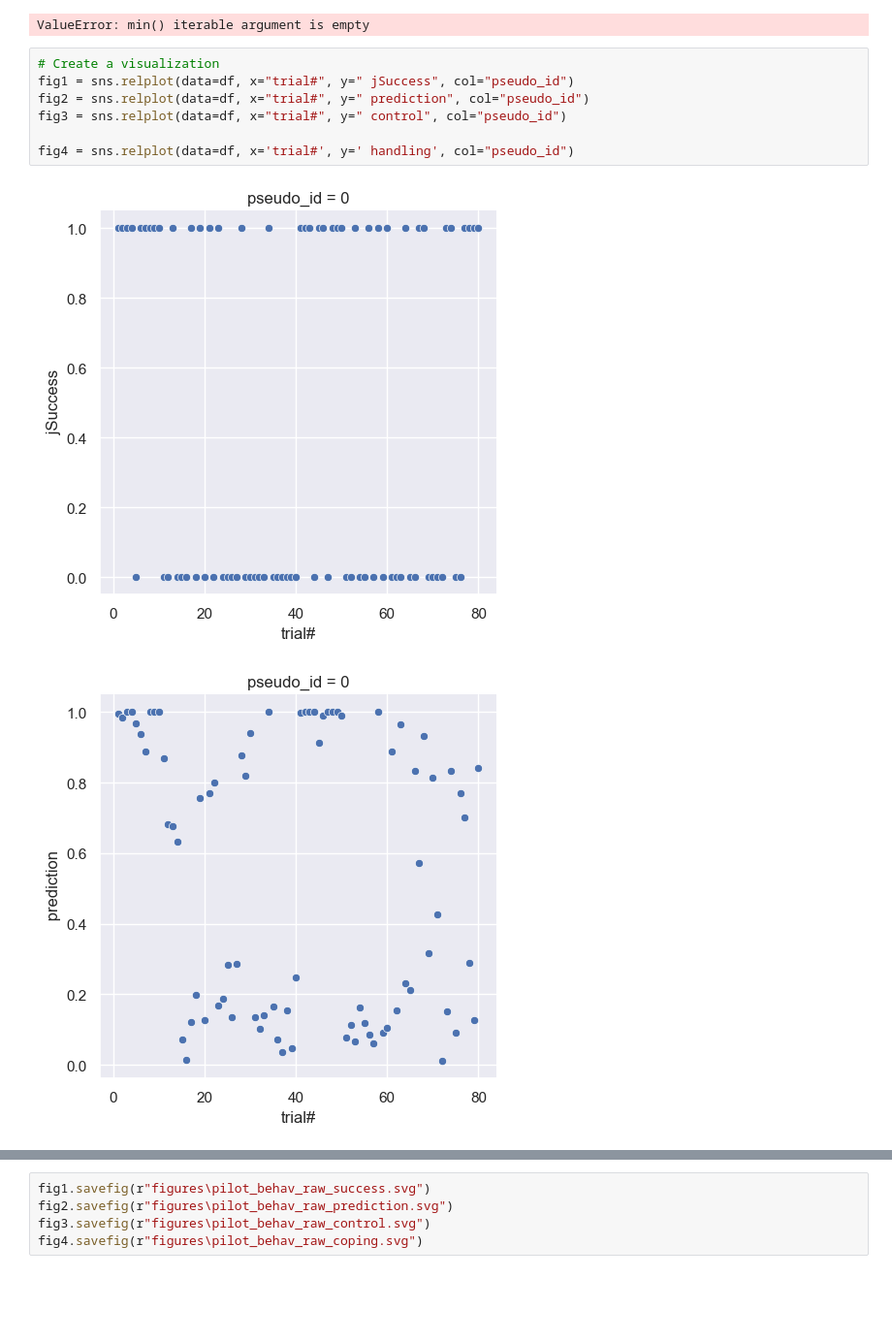
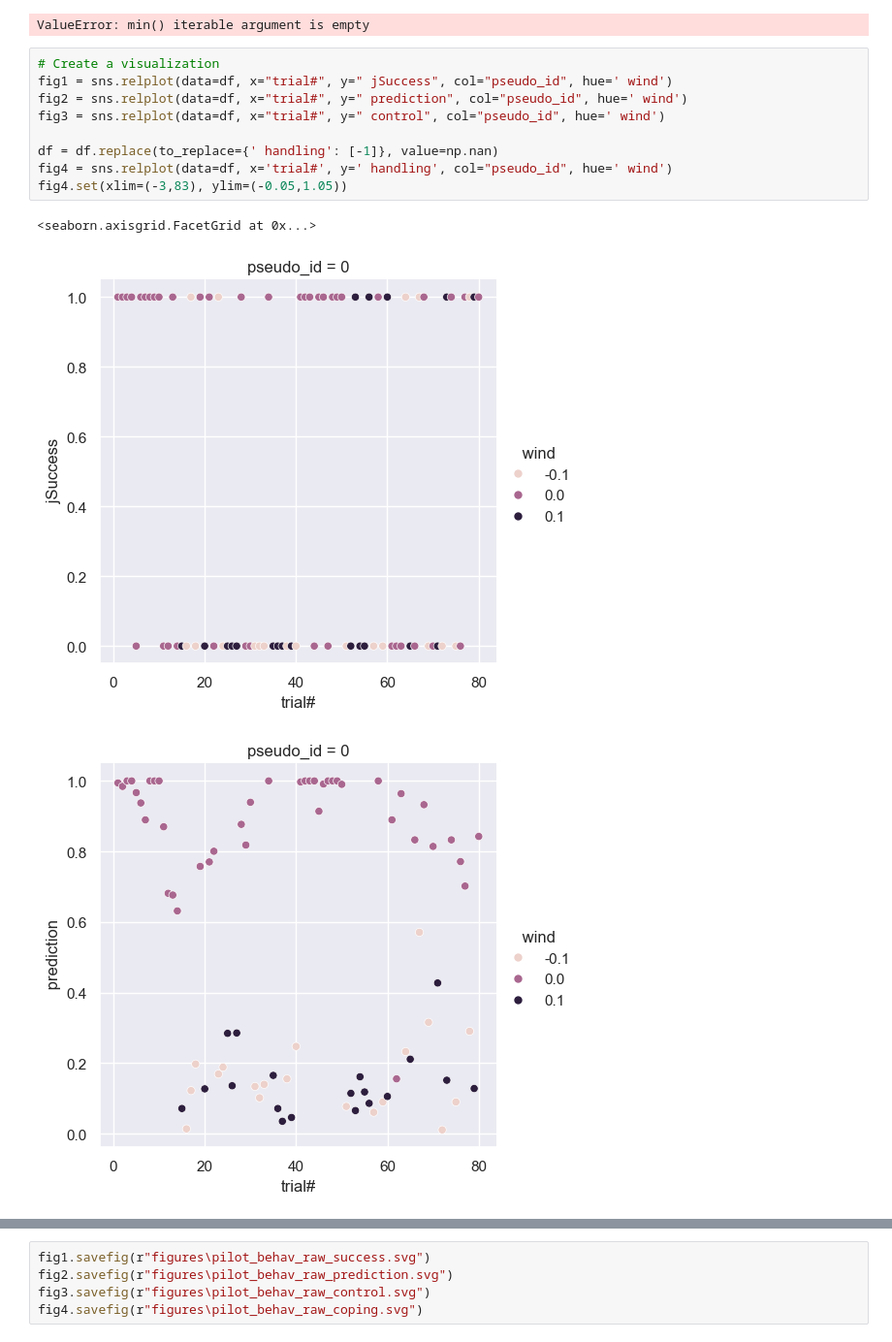
Before and after one commit to alexjhess/metac-data-prep, a Jupyter notebook: main.ipynb, the cells around one changed output, grey strips where cells are left out. Shown at 97% size. Saved outputs shown, nothing was run; the diff lists cells and outputs as text; blank space fills up the shorter version.

Commit message:
prediction vs control (env)

```diff
--- a/main.ipynb
+++ b/main.ipynb
@@ -408,11 +408,14 @@ min(df[' prediction'][160:239])
 ValueError: min() iterable argument is empty
 # %%
 # Create a visualization
-fig1 = sns.relplot(data=df, x="trial#", y=" jSuccess", col="pseudo_id")
-fig2 = sns.relplot(data=df, x="trial#", y=" prediction", col="pseudo_id")
-fig3 = sns.relplot(data=df, x="trial#", y=" control", col="pseudo_id")
+fig1 = sns.relplot(data=df, x="trial#", y=" jSuccess", col="pseudo_id", hue=' wind')
+fig2 = sns.relplot(data=df, x="trial#", y=" prediction", col="pseudo_id", hue=' wind')
+fig3 = sns.relplot(data=df, x="trial#", y=" control", col="pseudo_id", hue=' wind')
 
-fig4 = sns.relplot(data=df, x='trial#', y=' handling', col="pseudo_id")
+df = df.replace(to_replace={' handling': [-1]}, value=np.nan)
+fig4 = sns.relplot(data=df, x='trial#', y=' handling', col="pseudo_id", hue=' wind')
+fig4.set(xlim=(-3,83), ylim=(-0.05,1.05))
 # %% [output]
+<seaborn.axisgrid.FacetGrid at 0x...>
-[figure, old version]
+[figure, new version]
-[figure, old version]
+[figure, new version]
```
Also changed, not shown: parts of 4 cells of this notebook.
